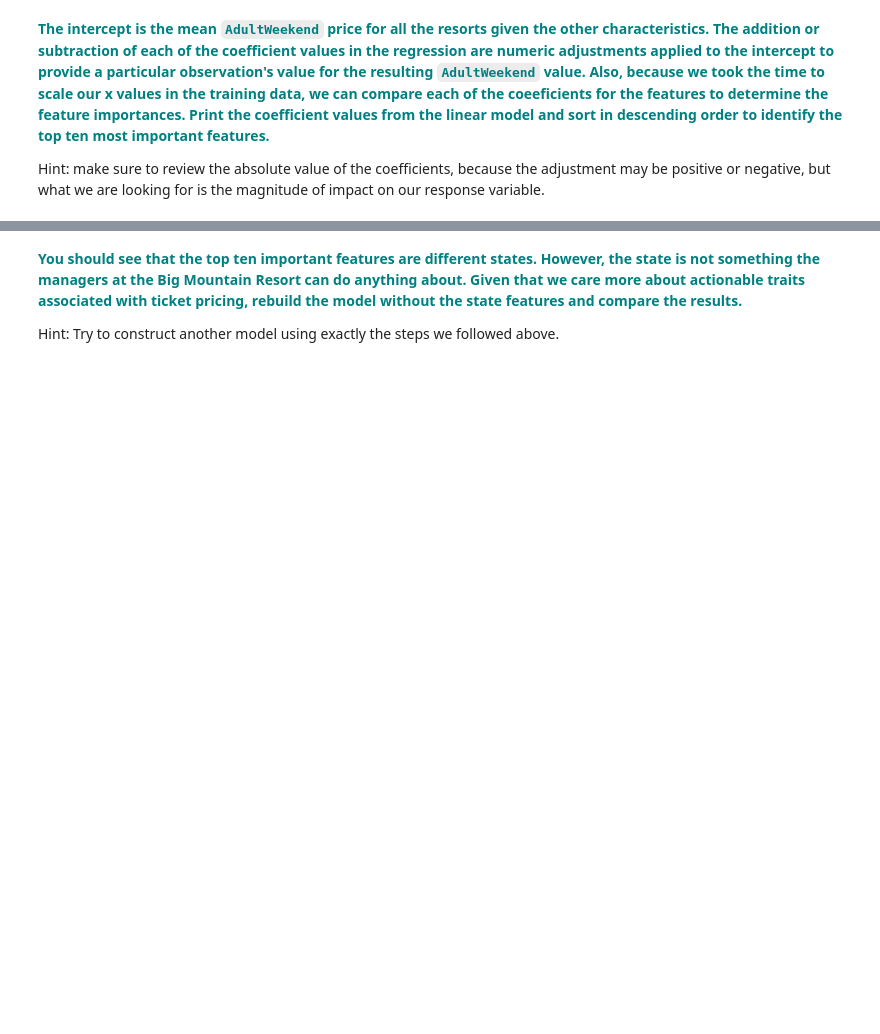
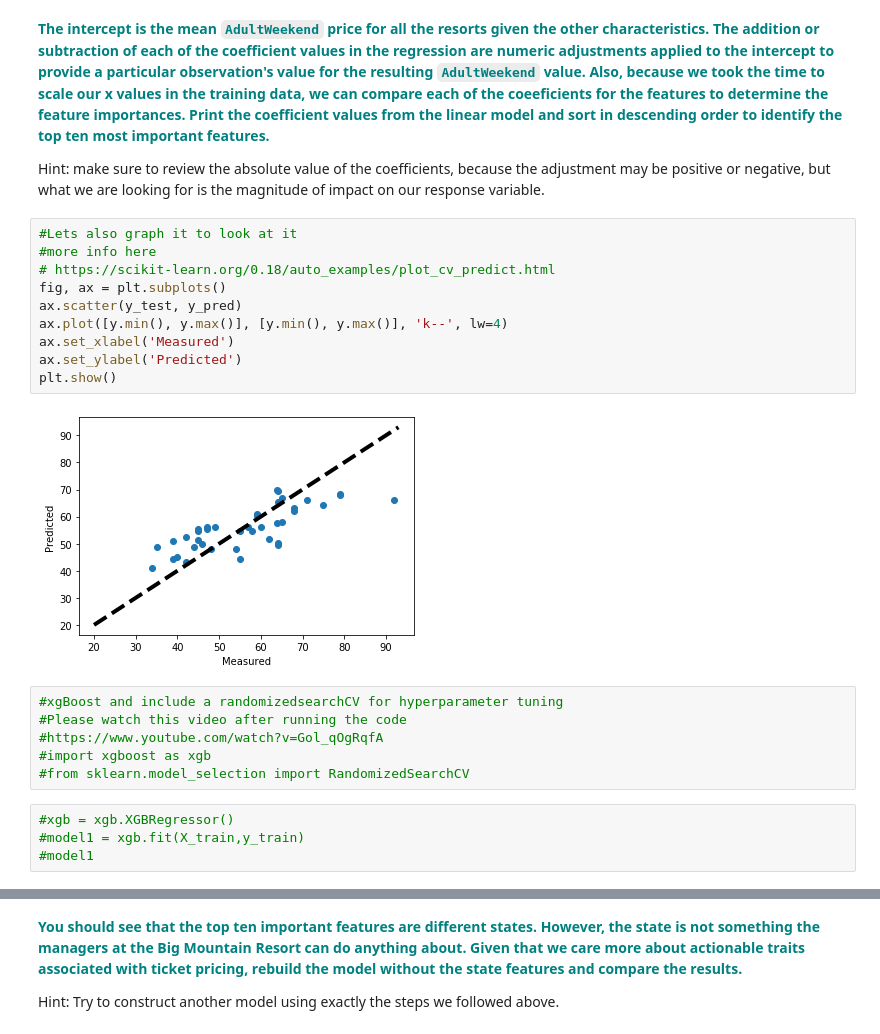
Before and after one commit to bauyrjanj/GuidedCapstone-1, a Jupyter notebook: step5/Notebook_stepfive.ipynb, the cells around one changed output, grey strips where cells are left out. Cells and saved outputs as stored; diff of their text form; blank space fills up the shorter version.

```diff
--- a/step5/Notebook_stepfive.ipynb
+++ b/step5/Notebook_stepfive.ipynb
@@ -231,3 +250,25 @@ pd.DataFrame(abs(lm.coef_), X.columns, columns=['Coefficient'])
 
 
 Hint: make sure to review the absolute value of the coefficients, because the adjustment may be positive or negative, but what we are looking for is the magnitude of impact on our response variable.
+# %%
+#Lets also graph it to look at it
+#more info here
+# https://scikit-learn.org/0.18/auto_examples/plot_cv_predict.html
+fig, ax = plt.subplots()
+ax.scatter(y_test, y_pred)
+ax.plot([y.min(), y.max()], [y.min(), y.max()], 'k--', lw=4)
+ax.set_xlabel('Measured')
+ax.set_ylabel('Predicted')
+plt.show()
+# %% [output]
+[figure, added]
+# %%
+#xgBoost and include a randomizedsearchCV for hyperparameter tuning
+#Please watch this video after running the code
+#https://www.youtube.com/watch?v=Gol_qOgRqfA
+#import xgboost as xgb
+#from sklearn.model_selection import RandomizedSearchCV
+# %%
+#xgb = xgb.XGBRegressor()
+#model1 = xgb.fit(X_train,y_train)
+#model1
```
Also changed, not shown: parts of 28 cells of this notebook.
